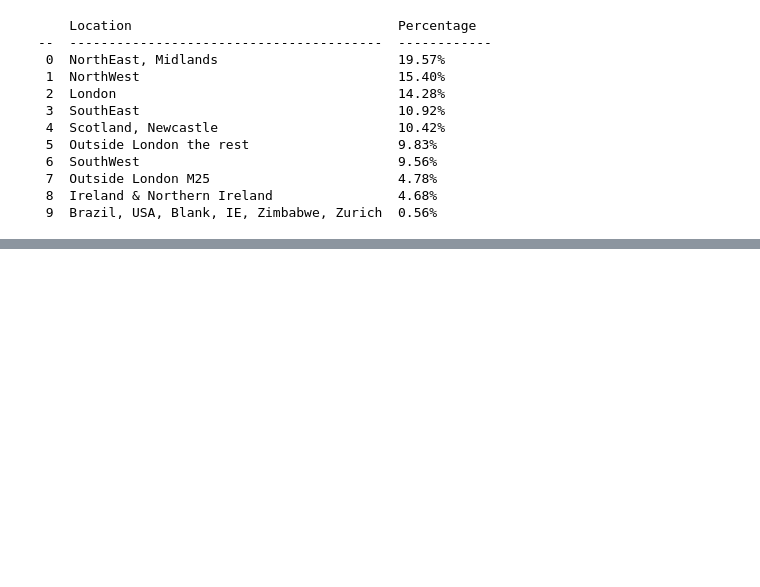
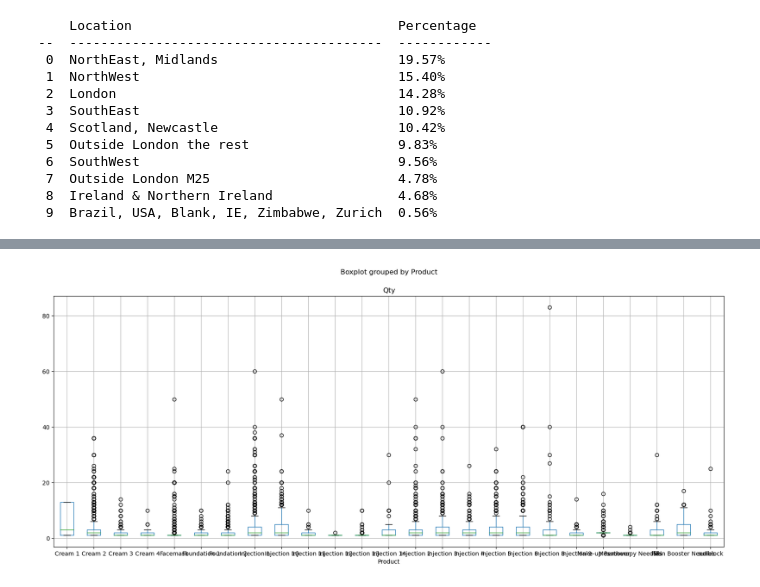
Before and after one commit to Rushayeal/Dissertation, a Jupyter notebook: Source/Data Exploration.ipynb, the cells around one changed output, grey strips where cells are left out. Drawn from its saved outputs; the diff is of its cells as text; code cells hidden in the pictures; blank space fills up the shorter version.

```diff
--- a/Source/Data Exploration.ipynb
+++ b/Source/Data Exploration.ipynb
@@ -348,0 +357,8 @@ print(tabulate(df, headers = 'keys', tablefmt = 'simple'))
+# %%
+df_sales_prod = df_sales[df_sales['Product']!='Injection 7']
+# %%
+df_sales_prod.boxplot('Qty', by='Product', figsize=(20,8))
+plt.title('Qty')
+plt.show()
+# %% [output]
+[figure, added]
```
Also changed, not shown: parts of 3 cells of this notebook, 6 other files.
